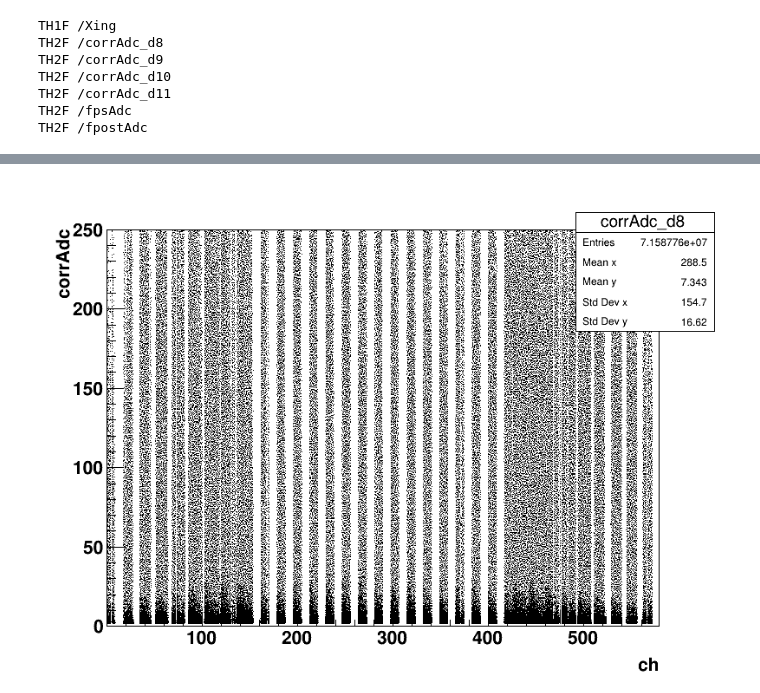
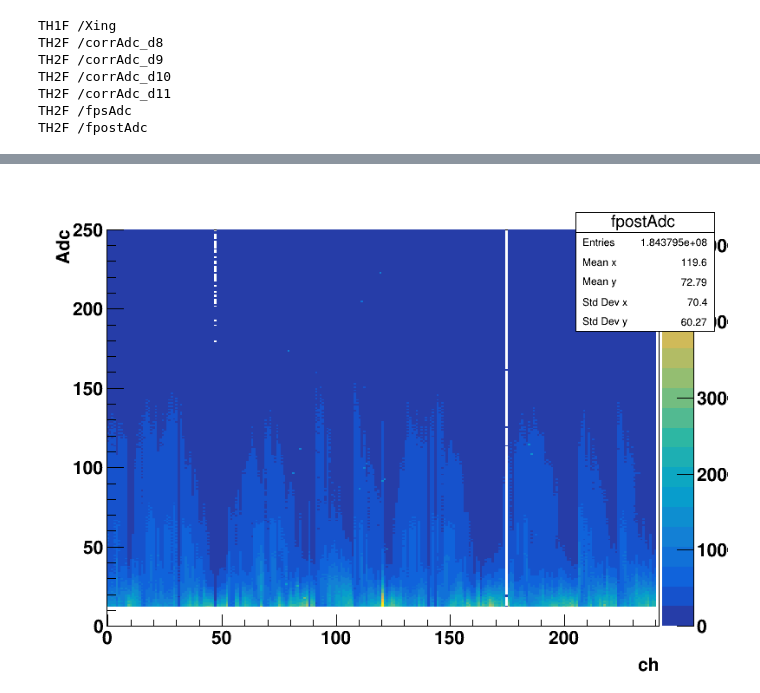
Before and after one commit to Jollyhrothgar/pyroot_demo, a Jupyter notebook: PyRoot Demo.ipynb, the cells around one changed output, grey strips where cells are left out. Saved outputs shown, nothing was run; the diff lists cells and outputs as text; code cells hidden in the pictures.

```diff
--- a/PyRoot Demo.ipynb
+++ b/PyRoot Demo.ipynb
@@ -66,6 +66,7 @@ Warning in <TCanvas::Constructor>: Deleting canvas with same name: c1
 [figure]
 # %%
 c = ROOT.TCanvas("c2", "", 800, 600)
-file.Get('corrAdc_d8').Draw()
+H2 = file.Get('fpostAdc')
+H2.Draw('pcolz')
 c.Draw()
 # %% [output]
@@ -73 +73 @@ Warning in <TCanvas::Constructor>: Deleting canvas with same name: c2
-[figure, old version]
+[figure, new version]
```
Also changed, not shown: parts of 10 cells of this notebook, 2 other files.
